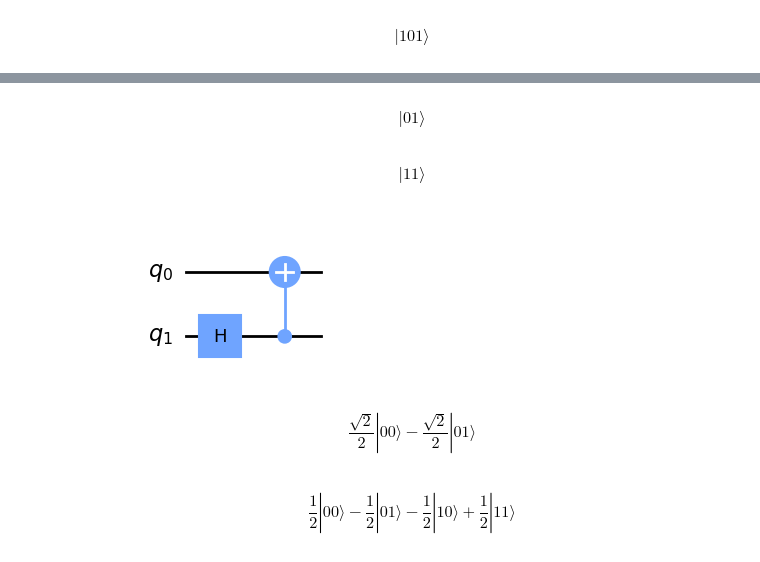
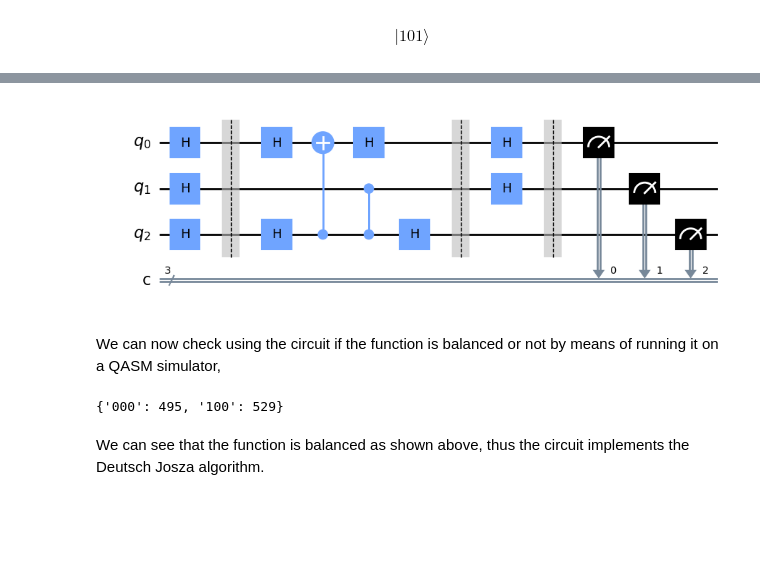
Before and after one commit to PugsGHub/qc_ss_23, a Jupyter notebook: Circuits/Sheet 2/s6puanan_sheet_2_working.ipynb, the cells around one changed output, grey strips where cells are left out. Drawn from its saved outputs; the diff is of its cells as text; code cells hidden in the pictures; blank space fills up the shorter version.

```diff
--- a/Circuits/Sheet 1 - Copy/s6puanan_sheet_2_working.ipynb
+++ b/Circuits/Sheet 2/s6puanan_sheet_2_working.ipynb
@@ -243,27 +124,29 @@ circ_5.draw('mpl')
-# %%
-state = qi.quantum_info.Statevector.from_label('01')
-state.draw(output='latex')
-# %% [output]
-$$ |01\rangle$$
-# %%
-state = state.evolve(circ_5)
-state.draw(output='latex')
-# %% [output]
-$$ |11\rangle$$
-# %%
-circ_6 = QuantumCircuit(2)
-circ_6.h(1)
-circ_6.cx(1,0)
-circ_6.draw('mpl')
-# %% [output]
-[figure, removed]
-# %%
-state_2 = qi.quantum_info.Statevector.from_label('0-')
-state_2.draw(output='latex')
-# %% [output]
-$$\frac{\sqrt{2}}{2} |00\rangle- \frac{\sqrt{2}}{2} |01\rangle$$
-# %%
-state_2 = state_2.evolve(circ_6)
-state_2.draw(output='latex')
-# %% [output]
-$$\frac{1}{2} |00\rangle- \frac{1}{2} |01\rangle- \frac{1}{2} |10\rangle+\frac{1}{2} |11\rangle$$
+# %%
+deutsch_algo = QuantumCircuit(3,3)
+deutsch_algo.h(0)
+deutsch_algo.h(1)
+deutsch_algo.h(2)
+deutsch_algo.barrier()
+deutsch_algo = deutsch_algo.compose(oracle)
+deutsch_algo.barrier()
+deutsch_algo.h(0)
+deutsch_algo.h(1)
+deutsch_algo.barrier()
+deutsch_algo.measure(0, 0)
+deutsch_algo.measure(1, 1)
+deutsch_algo.measure(2, 2)
+deutsch_algo.draw('mpl')
+# %% [output]
+[figure, added]
+# %% [markdown]
+We can now check using the circuit if the function is balanced or not by means of running it on a QASM simulator,
+# %%
+backend = qi.Aer.get_backend('qasm_simulator')
+job = qi.execute(deutsch_algo, backend, shots = 1024)
+results = job.result()
+counts = results.get_counts(deutsch_algo)
+print(counts)
+# %% [output]
+{'000': 495, '100': 529}
+# %% [markdown]
+We can see that the function is balanced as shown above, thus the circuit implements the Deutsch Josza algorithm.
```
Also changed, not shown: parts of 23 cells of this notebook, 4 other files.
